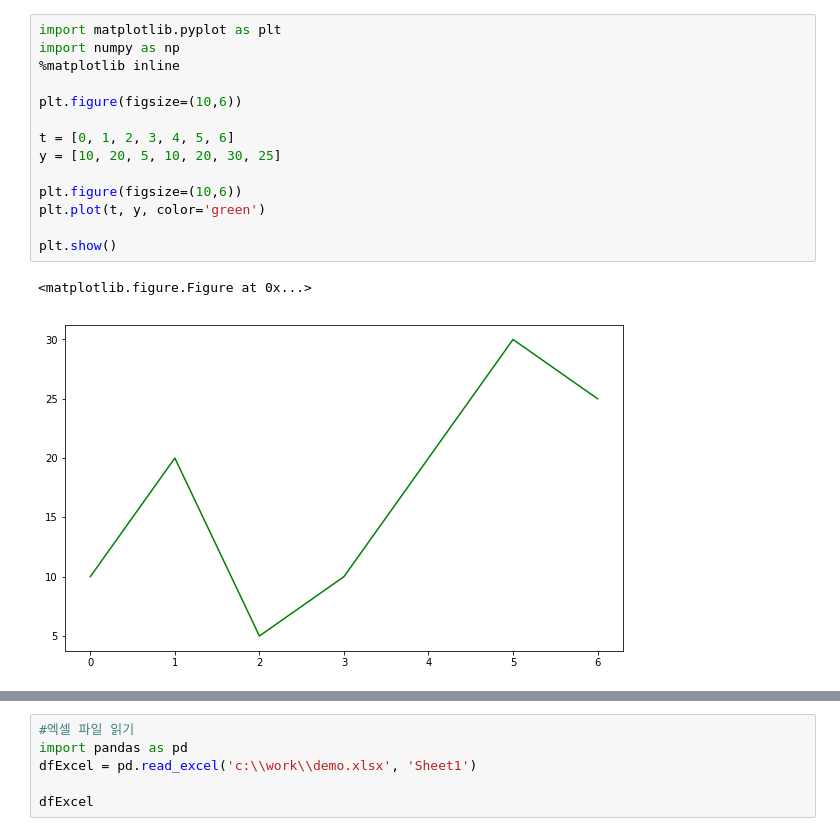
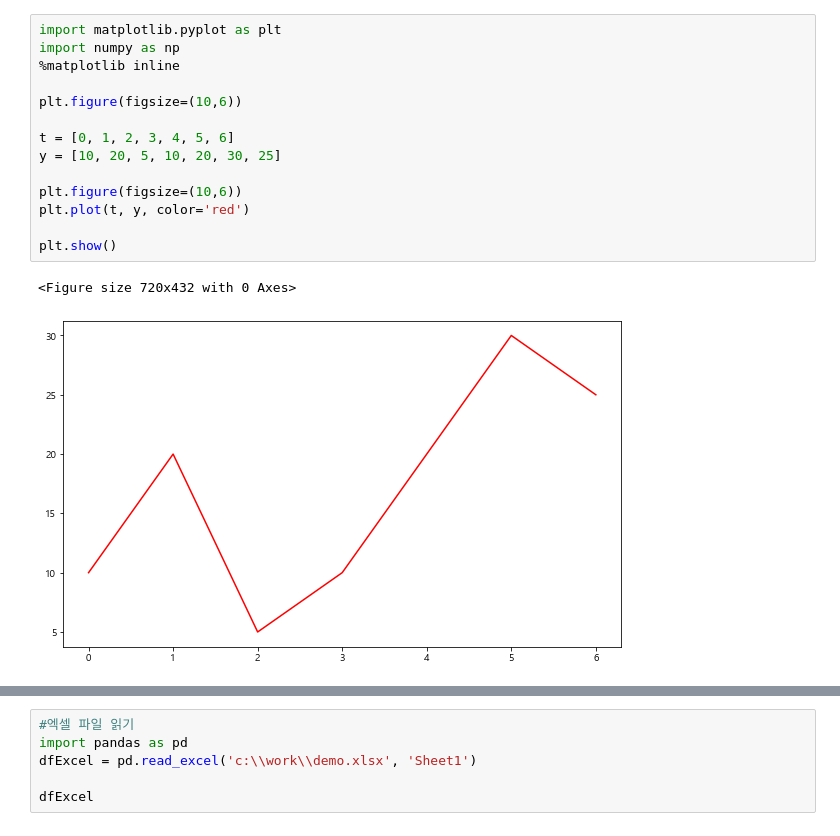
Before and after one commit to papasmf1/python220418, a Jupyter notebook: DemoMatplotlib.ipynb, the cells around one changed output, grey strips where cells are left out. Saved outputs shown, nothing was run; the diff lists cells and outputs as text.

```diff
--- a/DemoMatplotlib.ipynb
+++ b/DemoMatplotlib.ipynb
@@ -1,20 +1,20 @@
 # %%
 import matplotlib.pyplot as plt
 import numpy as np
 %matplotlib inline
 
 plt.figure(figsize=(10,6))
 
 t = [0, 1, 2, 3, 4, 5, 6]
 y = [10, 20, 5, 10, 20, 30, 25]
 
 plt.figure(figsize=(10,6))
-plt.plot(t, y, color='green')
+plt.plot(t, y, color='red')
 
 plt.show()
 # %% [output]
-<matplotlib.figure.Figure at 0x...>
+<Figure size 720x432 with 0 Axes>
-[figure, old version]
+[figure, new version]
 # %%
 #linestyle을 dashed로 지정한 경우
 plt.figure(figsize=(10,6))
```
Also changed, not shown: parts of 13 cells of this notebook, 1 other file.
